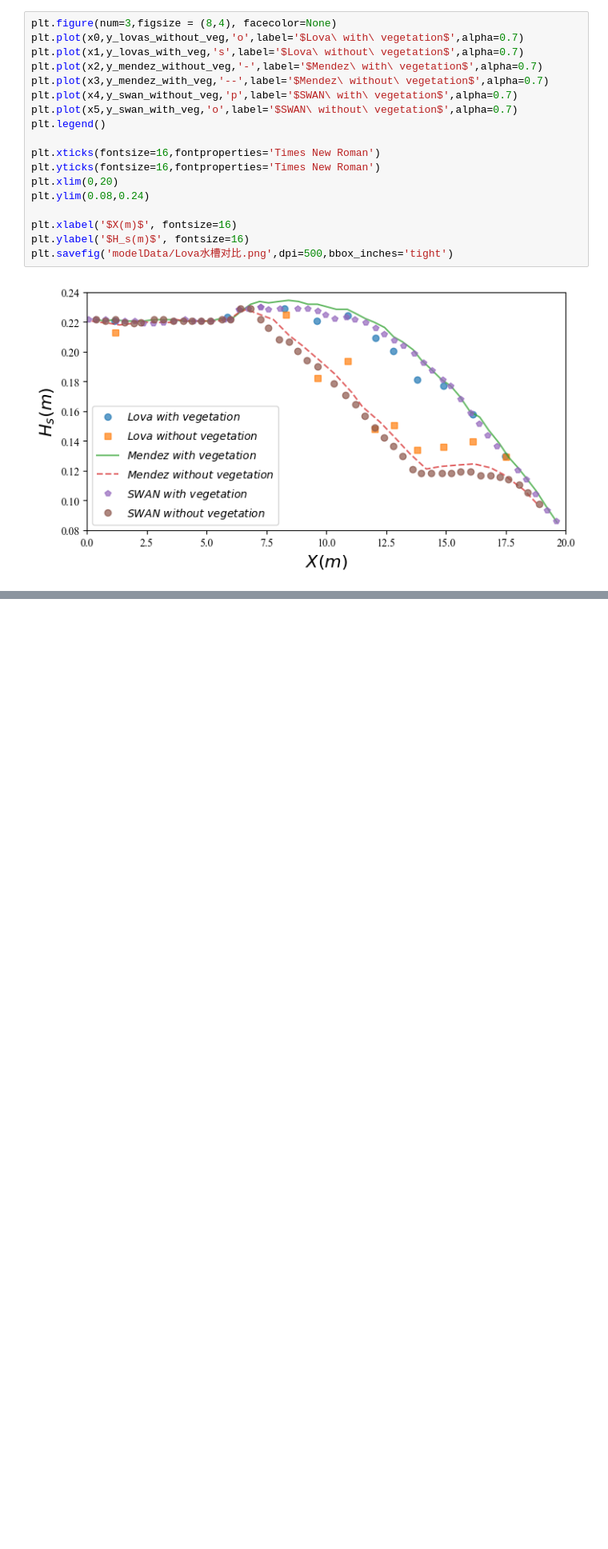
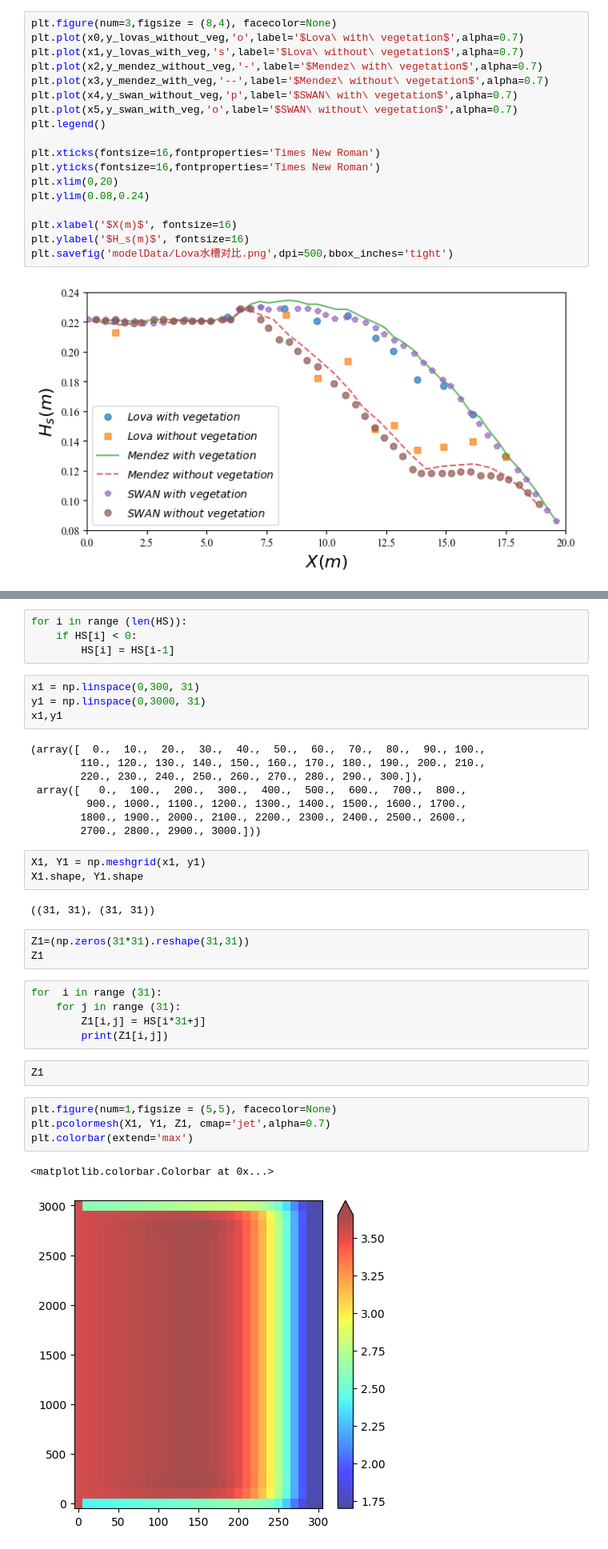
Before and after one commit to jackyvava/CodeWaveVegetation, a Jupyter notebook: code.ipynb, the cells around one changed output, grey strips where cells are left out. Shown at 80% size. Drawn from its saved outputs; the diff is of its cells as text; blank space fills up the shorter version.

```diff
--- a/code.ipynb
+++ b/code.ipynb
@@ -290,0 +394,38 @@ plt.savefig('modelData/Lova水槽对比.png',dpi=500,bbox_inches='tight')
+# %%
+for i in range (len(HS)):
+    if HS[i] < 0:
+        HS[i] = HS[i-1]
+# %%
+x1 = np.linspace(0,300, 31)
+y1 = np.linspace(0,3000, 31)
+x1,y1
+# %% [output]
+(array([  0.,  10.,  20.,  30.,  40.,  50.,  60.,  70.,  80.,  90., 100.,
+        110., 120., 130., 140., 150., 160., 170., 180., 190., 200., 210.,
+        220., 230., 240., 250., 260., 270., 280., 290., 300.]),
+ array([   0.,  100.,  200.,  300.,  400.,  500.,  600.,  700.,  800.,
+         900., 1000., 1100., 1200., 1300., 1400., 1500., 1600., 1700.,
+        1800., 1900., 2000., 2100., 2200., 2300., 2400., 2500., 2600.,
+        2700., 2800., 2900., 3000.]))
+# %%
+X1, Y1 = np.meshgrid(x1, y1)
+X1.shape, Y1.shape
+# %% [output]
+((31, 31), (31, 31))
+# %%
+Z1=(np.zeros(31*31).reshape(31,31))
+Z1
+# %%
+for  i in range (31):
+    for j in range (31):
+        Z1[i,j] = HS[i*31+j]
+        print(Z1[i,j])
+# %%
+Z1
+# %%
+plt.figure(num=1,figsize = (5,5), facecolor=None)
+plt.pcolormesh(X1, Y1, Z1, cmap='jet',alpha=0.7)
+plt.colorbar(extend='max')
+# %% [output]
+<matplotlib.colorbar.Colorbar at 0x...>
+[figure, added]
```
Also changed, not shown: parts of 83 cells of this notebook, 4 other files.
